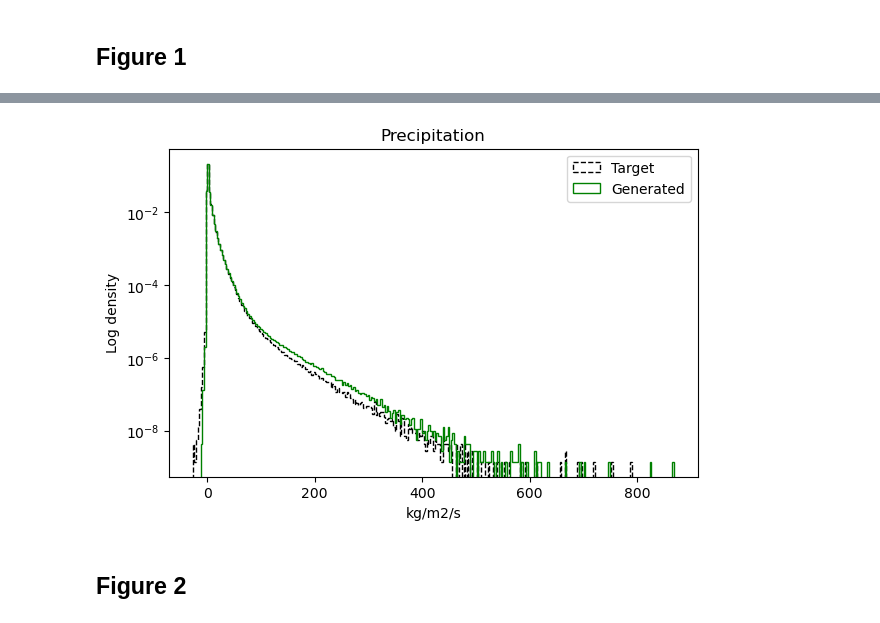
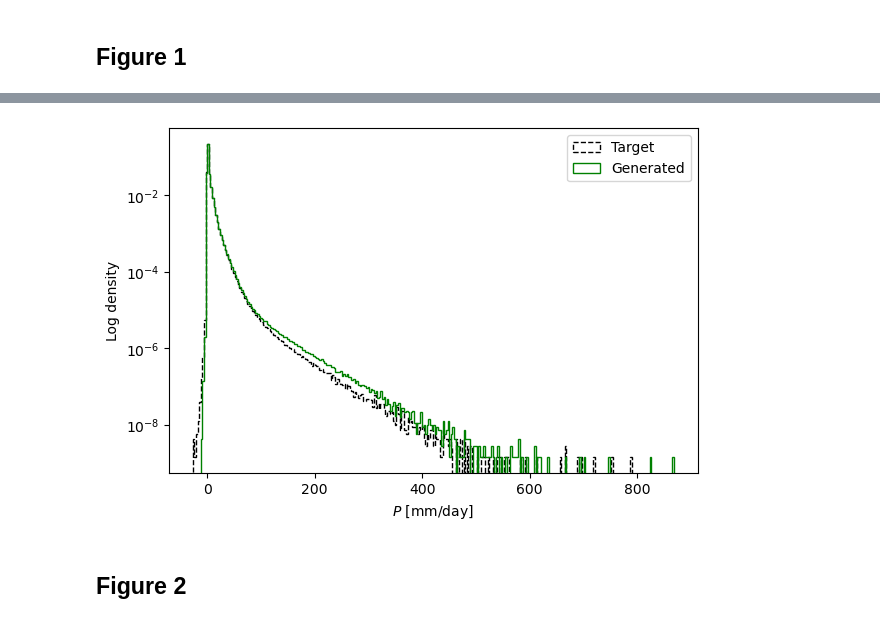
Before and after one commit to ai2cm/e3sm-v2-fme-manuscript, a Jupyter notebook: notebooks/figures.ipynb, the cells around one changed output, grey strips where cells are left out. Drawn from its saved outputs; the diff is of its cells as text; code cells hidden in the pictures.

Commit message:
Update notebook utils, yaml config, and figures notebook

```diff
--- a/notebooks/figures.ipynb
+++ b/notebooks/figures.ipynb
@@ -51,2 +93,16 @@ os.makedirs(OUTDIR, exist_ok=True)
+# %%
+def rescale_variable(x, factor: float, units=None):
+    x = x * factor
+    if isinstance(x, xr.DataArray):
+        x = x.assign_attrs(units=units)
+    return x
+
+UNIT_CONVERSIONS = {
+    PRECIP: partial(rescale_variable, factor=PRECIP_FACTOR, units=PRECIP_UNITS),
+    TWP_ADV: partial(rescale_variable, factor=PRECIP_FACTOR, units=PRECIP_UNITS),
+    PS: partial(rescale_variable, factor=PS_FACTOR, units=PS_UNITS),
+}
+
+FV3GFS_CONVERSIONS = {all_vars_fv3gfs[k]: UNIT_CONVERSIONS[k] for k in UNIT_CONVERSIONS.keys()}
 # %% [markdown]
 ## Open prediction/target and reference datasets
@@ -55,6 +109,6 @@ config = load_config(CONFIG_PATH)
 # %%
 ds = open_autoregressive_inference(
-    config[CONFIG_KEY]["url"],
+    config["runs"][CONFIG_KEY]["url"],
     start=PREDS_START_DATE,
     flip_lat=FLIP_LAT,
     chunks=CHUNKS
@@ -106,12 +160,10 @@ Data variables: (12/67)
 # %% [markdown]
 ## Figure 1
 # %%
-da_precip = ds["surface_precipitation_rate"]
+da_precip = UNIT_CONVERSIONS[PRECIP](ds[PRECIP])
 
 with ProgressBar():
-    da_precip = da_precip.resample(time="1D").mean("time").compute() * PRECIP_FACTOR
-
-da_precip.assign_attrs(units=PRECIP_UNITS)
+    da_precip = da_precip.resample(time="1D").mean("time").compute()
 
 hist_range = da_precip.min().compute().item(), da_precip.max().compute().item()
 # %% [output]
@@ -119,5 +171,7 @@ hist_range = da_precip.min().compute().item(), da_precip.max().compute().item()
 # %%
 %%time
 
-precip_hist_ds = compute_histograms(da_precip, n_bins=300, hist_range=hist_range, lat_weighted=False)
+precip_hist_ds = compute_histograms(
+    da_precip, n_bins=300, hist_range=hist_range, lat_weighted=False
+)
 # %% [output]
@@ -126,12 +180,14 @@ Wall time: 45.2 s
 # %%
-fig, ax = plot_time_mean_histogram(precip_hist_ds, figsize=(6, 4), log=True, density=True, histtype="step")
-ax.set_title("Precipitation")
-ax.set_xlabel(da_precip.units)
+fig, ax = plot_time_mean_histogram(
+    precip_hist_ds, figsize=(6, 4), log=True, density=True, histtype="step"
+)
+# ax.set_title("Precipitation")
+ax.set_xlabel(f"{all_vars[PRECIP]} [{da_precip.units}]")
 ax.set_ylabel("Log density")
 plt.legend()
 fig.show()
 # %% [output]
-[figure, old version]
+[figure, new version]
 # %%
 fig.savefig(os.path.join(OUTDIR, "precip_density.pdf"), bbox_inches="tight")
 # %% [markdown]
```
Also changed, not shown: parts of 32 cells of this notebook, 3 other files.
